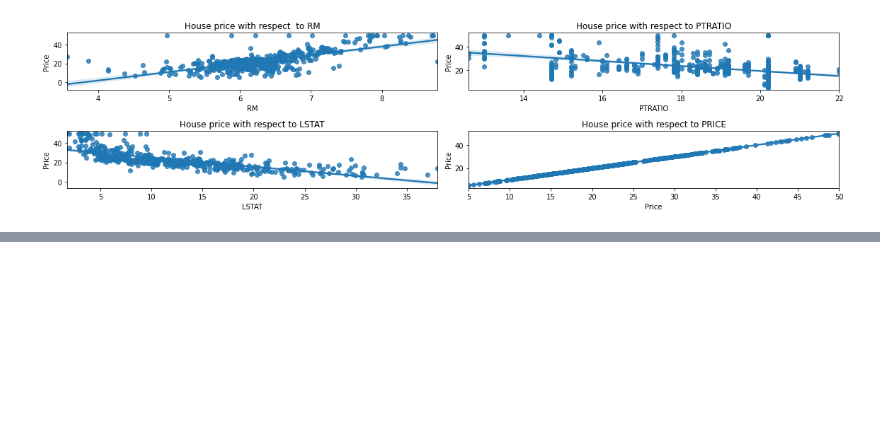
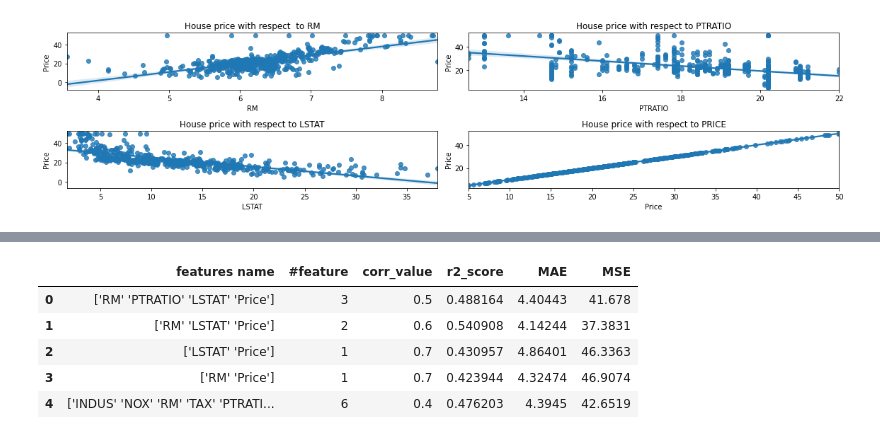
Before and after one commit to divyansh1122/ml-basics, a Jupyter notebook: linearRegression2.ipynb, the cells around one changed output, grey strips where cells are left out. Cells and saved outputs as stored; diff of their text form; code cells hidden in the pictures; blank space fills up the shorter version.

```diff
--- a/linearRegression2.ipynb
+++ b/linearRegression2.ipynb
@@ -410,0 +451,10 @@ fig.tight_layout()
+# %%
+def get_y_predict(corr_data):
+    X = corr_data.drop(labels = ['Price'], axis=1)
+    y = corr_data['Price']
+
+    X_train, X_test, y_train, y_test = train_test_split(X, y, test_size = 0.2, random_state = 0)
+    lm = LinearRegression()
+    lm.fit(X_train, y_train)
+    y_predict = lm.predict(X_test)
+    return y_predict
@@ -410,0 +566,12 @@ fig.tight_layout()
+# %%
+y_predict = get_y_predict(correlated_data)
+performance_metrics(correlated_data.columns.values, threshold, y_test, y_predict)
+
+# Performance Metrics table tells us which feature combination will be best for our model
+# %% [output]
+|  | features name | #feature | corr_value | r2_score | MAE | MSE |
+| 0 | ['RM' 'PTRATIO' 'LSTAT' 'Price'] | 3 | 0.5 | 0.488164 | 4.40443 | 41.678 |
+| 1 | ['RM' 'LSTAT' 'Price'] | 2 | 0.6 | 0.540908 | 4.14244 | 37.3831 |
+| 2 | ['LSTAT' 'Price'] | 1 | 0.7 | 0.430957 | 4.86401 | 46.3363 |
+| 3 | ['RM' 'Price'] | 1 | 0.7 | 0.423944 | 4.32474 | 46.9074 |
+| 4 | ['INDUS' 'NOX' 'RM' 'TAX' 'PTRATI... | 6 | 0.4 | 0.476203 | 4.3945 | 42.6519 |
```
Also changed, not shown: parts of 21 cells of this notebook.
